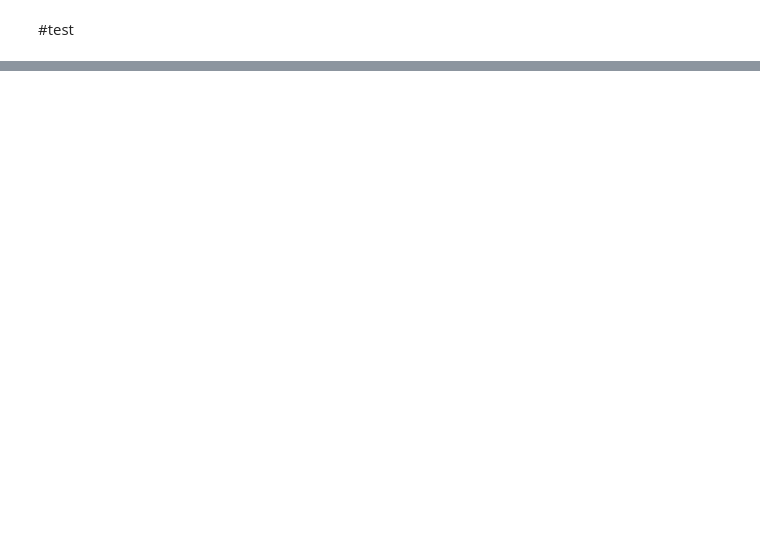
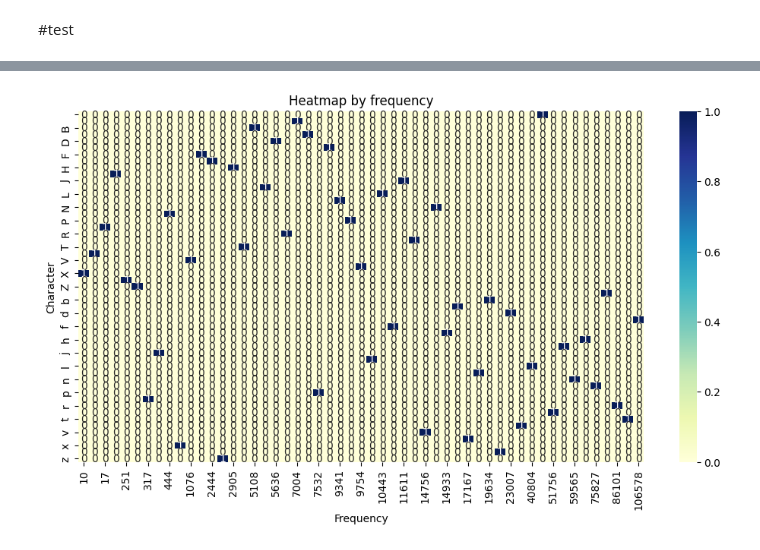
Before and after one commit to vit050587/skytec_test, a Jupyter notebook: test_work.ipynb, the cells around one changed output, grey strips where cells are left out. Saved outputs shown, nothing was run; the diff lists cells and outputs as text; code cells hidden in the pictures; blank space fills up the shorter version.

```diff
--- a/test_work.ipynb
+++ b/test_work.ipynb
@@ -105,0 +131,14 @@ def calculation_of_metrics():
+# %%
+# Heatmap по частотности символов в колонке city
+char_freq = df['city'].apply(lambda x: list(x)).explode().value_counts()
+char_freq_df = char_freq.reset_index()
+char_freq_df.columns = ['character', 'frequency']
+plt.figure(figsize=(12, 6))
+heatmap_df_post = char_freq_df.pivot_table(index='character', columns='frequency', aggfunc=len, fill_value=0)
+sns.heatmap(heatmap_df_post, cmap="YlGnBu", annot=True, fmt='g')
+plt.title('Heatmap by frequency')
+plt.xlabel('Frequency')
+plt.ylabel('Character')
+plt.show()
+# %% [output]
+[figure, added]
```
Also changed, not shown: parts of 14 cells of this notebook.
